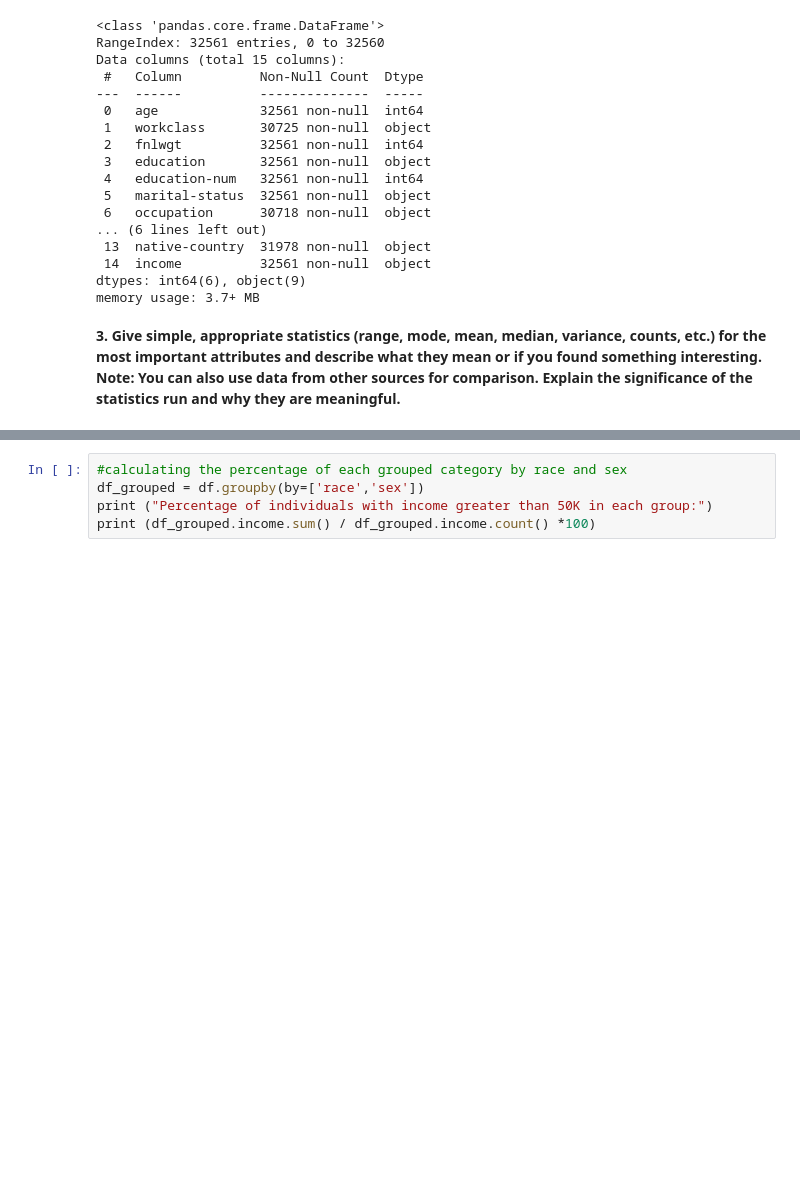
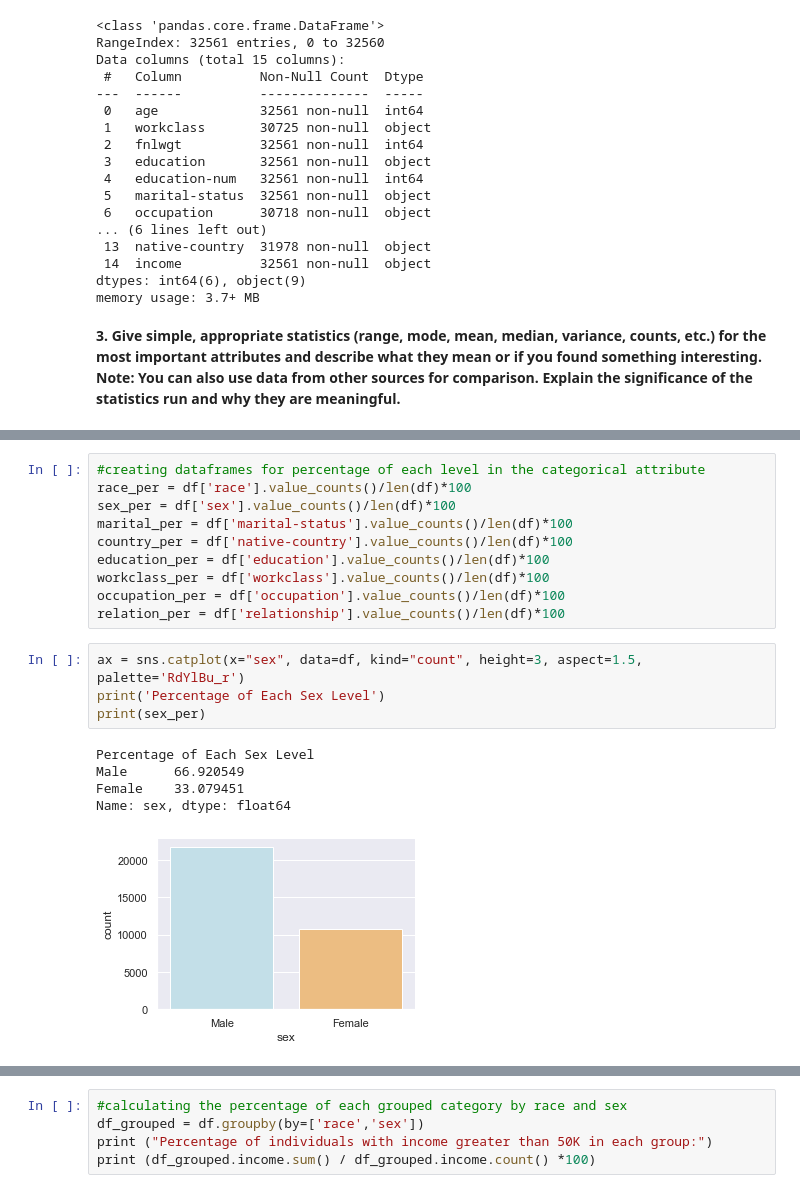
Before and after one commit to hsgardner/DS7331-Project, a Jupyter notebook: DS7331 - Project 1 - Part 1.ipynb, the cells around one changed output, grey strips where cells are left out. Cells and saved outputs as stored; diff of their text form; blank space fills up the shorter version.

Commit message:
added some charts while practicing

```diff
--- a/DS7331 - Project 1 - Part 1.ipynb
+++ b/DS7331 - Project 1 - Part 1.ipynb
@@ -232,0 +231,20 @@ The above provides a snapshot of what is happening within the numeric values.
+# %%
+#creating dataframes for percentage of each level in the categorical attribute
+race_per = df['race'].value_counts()/len(df)*100
+sex_per = df['sex'].value_counts()/len(df)*100
+marital_per = df['marital-status'].value_counts()/len(df)*100
+country_per = df['native-country'].value_counts()/len(df)*100
+education_per = df['education'].value_counts()/len(df)*100
+workclass_per = df['workclass'].value_counts()/len(df)*100
+occupation_per = df['occupation'].value_counts()/len(df)*100
+relation_per = df['relationship'].value_counts()/len(df)*100
+# %%
+ax = sns.catplot(x="sex", data=df, kind="count", height=3, aspect=1.5, palette='RdYlBu_r')
+print('Percentage of Each Sex Level')
+print(sex_per)
+# %% [output]
+Percentage of Each Sex Level
+Male      66.920549
+Female    33.079451
+Name: sex, dtype: float64
+[figure, added]
```
Also changed, not shown: parts of 22 cells of this notebook.
